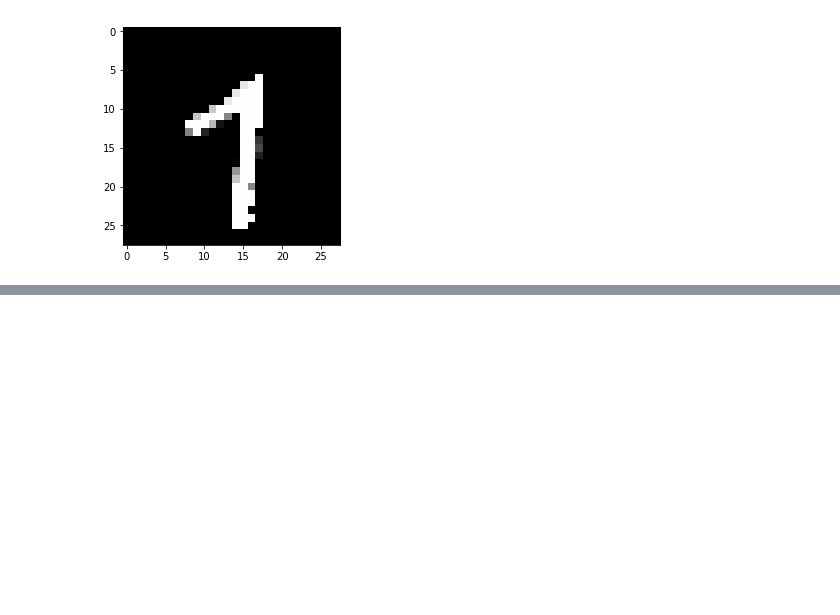
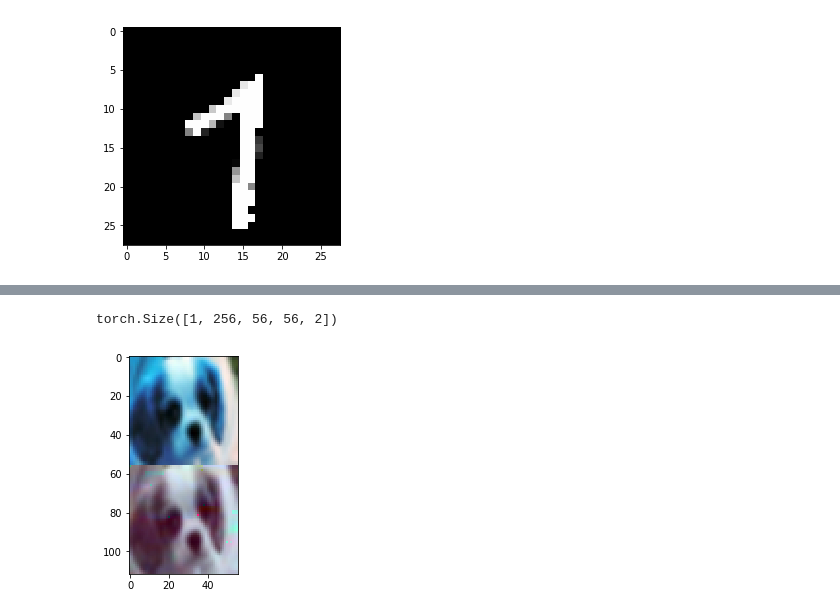
Before and after one commit to pabloppp/Machine-Learning-Lab, a Jupyter notebook: pixelcnn/pixelcnn.ipynb, the cells around one changed output, grey strips where cells are left out. Saved outputs shown, nothing was run; the diff lists cells and outputs as text; code cells hidden in the pictures; blank space fills up the shorter version.

```diff
--- a/pixelcnn/pixelcnn.ipynb
+++ b/pixelcnn/pixelcnn.ipynb
@@ -417,0 +438,3 @@ sample(num_samples = 5)
+# %%
+recolorPixelCNN = RecolorPixelCNN(64)
+recolorPixelCNN.cuda()
@@ -417,0 +459,53 @@ sample(num_samples = 5)
+# %%
+test = torch.randn(1, 2*256, 56, 56).cuda()
+cond = torch.randn(1, 256, 56, 56).cuda()
+with torch.no_grad():
+    pred = recolorPixelCNN(test, cond)
+
+pred.shape
+# %% [output]
+torch.Size([1, 256, 56, 56, 2])
+# %%
+def sample(images, temperature = 1):
+    recolorPixelCNN.eval()
+    sample = torch.zeros(len(images), 2, 56, 56).cuda()
+    conditioner = nn.functional.one_hot((images[:,0] * 255).long(), 256).permute(0, 3, 1, 2).float()
+
+    with torch.no_grad():
+        for i in range(56):
+            for j in range(56):
+                sources = nn.functional.one_hot((sample * 255).long(), 256).permute(0, 2, 3, 1, 4).contiguous().view(-1, 56, 56, 256*2).permute(0, 3, 1, 2).float()
+                pred = recolorPixelCNN(sources, conditioner)
+                pred = pred[:, :, i, j]
+                for k in range(2):
+                    pixel = (pred[:,:,k]/temperature).softmax(dim=-1)
+                    pixel = torch.multinomial(pixel, 1).float() / 255.
+                    sample[:, k, i, j] = pixel.squeeze(-1)
+
+    # pred = recolorPixelCNN(sources)
+    # for k in range(2):
+    #     pixels = (pred[:,:,:,:,k]/temperature).softmax(dim=1)
+    #     pixels = pixels.permute(0, 2, 3, 1).contiguous().view(-1, 256)
+    #     pixels = torch.multinomial(pixels, 1).float() / 255.
+    #     pixels = pixels.view(-1, 56, 56)
+    #     sample[:, k] = pixels
+
+    reconstructed = torch.cat([images[:, 0:1], sample], dim=1)
+
+    def color_restore(image):
+        image = image.permute(1, 2, 0).cpu().numpy()
+        image = cv2.cvtColor(image, cv2.COLOR_YCrCb2RGB)
+        return (image - (np.amin(image, (0, 1)))) / (np.amax(image, (0, 1)) - np.amin(image, (0, 1)))
+
+    original = np.hstack([color_restore(img) for img in images])
+    reconstructed = np.hstack([color_restore(img) for img in reconstructed])
+
+    reconstructed = np.vstack([original, reconstructed])
+
+    plt.imshow(reconstructed)
+    plt.show()
+# %%
+images, _ = next(iter(dataloader))
+sample(images[:1].cuda())
+# %% [output]
+[figure, added]
```
Also changed, not shown: parts of 21 cells of this notebook, 1 other file.
